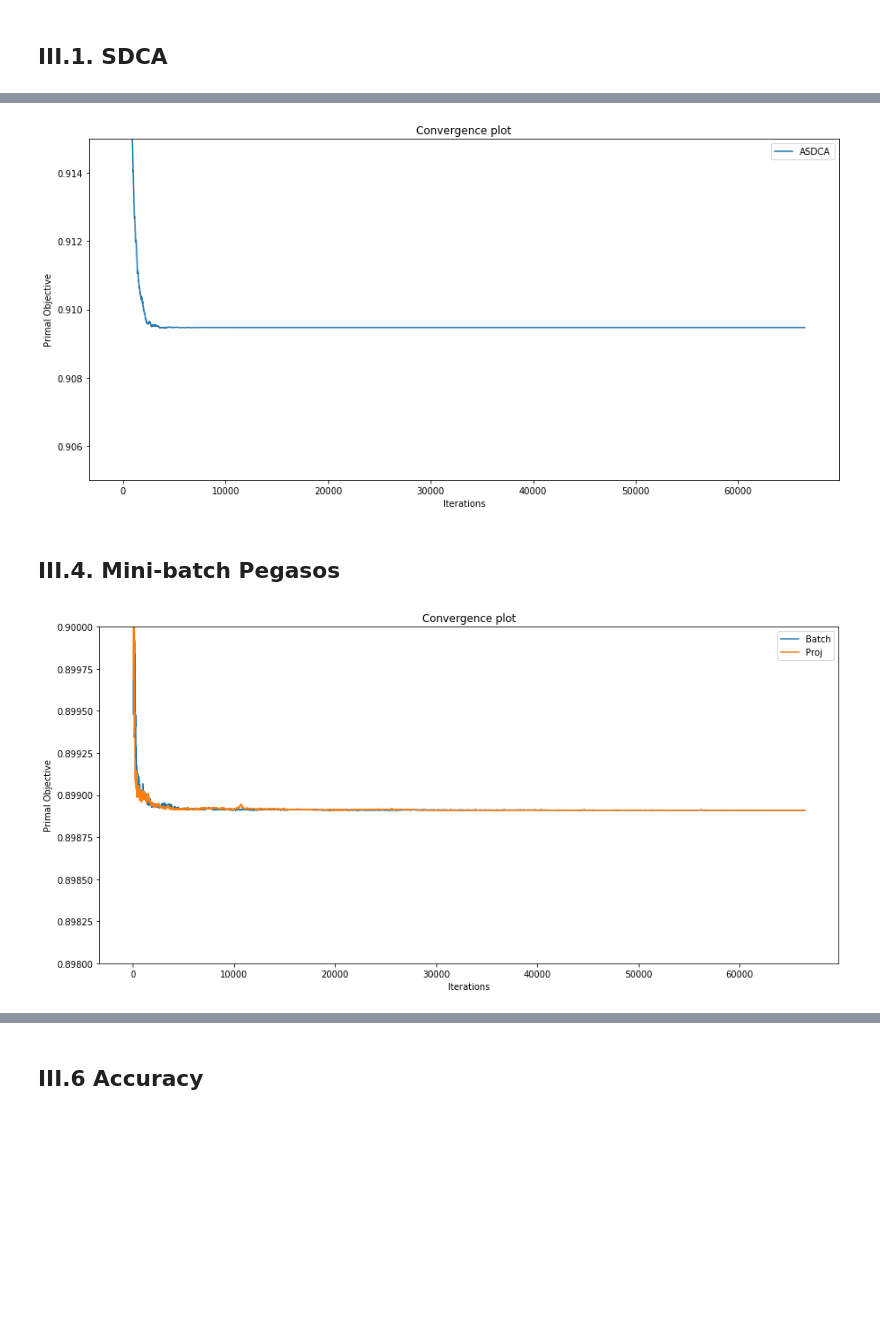
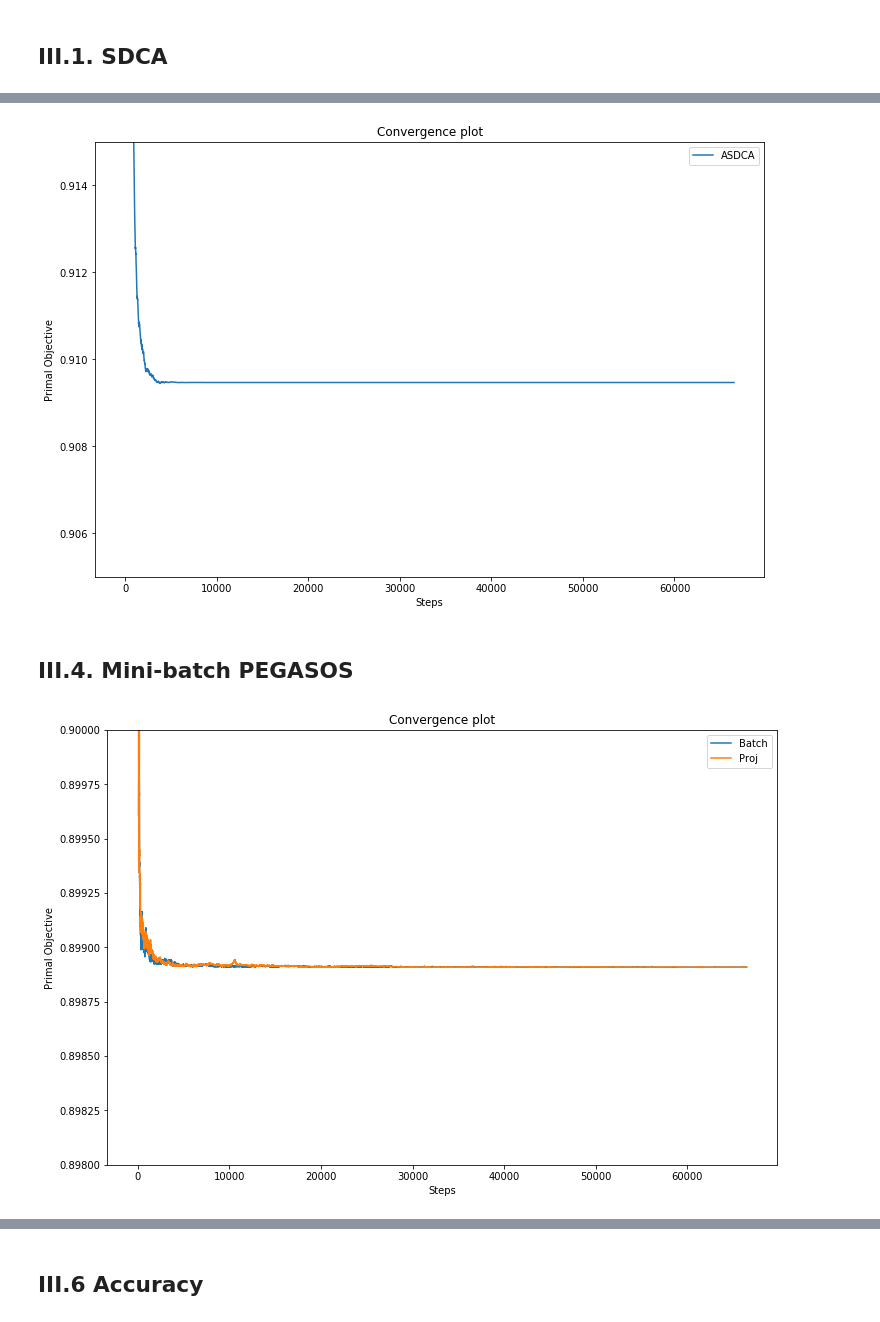
Before and after one commit to zakaryaxali/sdca-credit_fraud, a Jupyter notebook: notebook.ipynb, the cells around one changed output, grey strips where cells are left out. Drawn from its saved outputs; the diff is of its cells as text; code cells hidden in the pictures; blank space fills up the shorter version.

```diff
--- a/notebook.ipynb
+++ b/notebook.ipynb
@@ -206,32 +195,28 @@ def partial_gradient_smooth(w, X, y, q):
 # %%
-def SDCA_SVM_mini_batch(X, y, n_samples, T_0, lambd, batch_size, theta=0.3, nb_epochs=50):
+def asdca_svm(X, y, n_samples, T_0, lambda_, batch_size, theta=0.3, nb_epochs=50):
 
-    # initialization of alpha and w to a vector of zeros
+    # initialization
     alpha = np.zeros(shape = (X.shape[1], n_samples))
     bar_alpha = np.mean(alpha, axis=1)
     w = np.zeros(X.shape[1])
-    # initialization of histories
     w_history = []
     primal_history = []
 
-    # main loop
     for t in range(n_samples * nb_epochs):
-        u = (1 - theta) * w + (theta / lambd) * bar_alpha
-        # pick a random mini-batch (sampling)
+        u = (1 - theta) * w + (theta / lambda_) * bar_alpha
+        # mini-batch sampling
         batch = np.random.choice(np.arange(0, n_samples), batch_size, replace=False)
         alpha_dif = []
-        # compute the update rule for all selected samples
+        # update step
         for q in batch:
             old_alpha_q = alpha[:,q].copy()
             alpha[:,q] = (1 - theta) * alpha[:,q] - theta * partial_gradient_smooth(u, X, y, q)
             alpha_dif.append(alpha[:,q] - old_alpha_q)
-        # applying the update
         bar_alpha = bar_alpha + (1 / n_samples) * sum(alpha_dif, axis=0)
-        w = (1 - theta) * w + (theta / lambd) * bar_alpha
+        w = (1 - theta) * w + (theta / lambda_) * bar_alpha
 
-        # histories updates
         w_history.append(w)
-        primal_history.append(sum_hinge(y, X, w, n_samples) / n_samples + (lambd / 2) * np.linalg.norm(w)**2)
+        primal_history.append(hinge_losses(y, X, w, n_samples) / n_samples + (lambda_ / 2) * np.linalg.norm(w)**2)
 
     return asarray(w_history[T_0:]).mean(axis = 0), w_history, primal_history
 # %% [markdown]
@@ -532,11 +510,14 @@ comparaison_convergence_plot(histories_gen_peg, labels_gen_peg, ylim=[0.898, 0.9
 # %%
-gen_opt_w_sdca_batch_avg, gen_w_hist_sdca_batch_avg, gen_primal_hist_sdca_batch_avg = SDCA_SVM_mini_batch(X_res, y_res, n_samples, T_0=50 * n_samples // 2, lambd=50, batch_size = 8, theta = 0.15)
+#ASDCA
+gen_opt_w_sdca_batch_avg, gen_w_hist_sdca_batch_avg, gen_primal_hist_sdca_batch_avg = asdca_svm(X_res, y_res,
+                                                                                              n_samples, T_0=50 * n_samples // 2,
+                                                                                              lambda_=50, batch_size = 8, theta = 0.15)
 # %%
-histories_gen_sdca_batch = [gen_primal_hist_sdca_batch_avg]
-labels_gen_sdca_batch = ["ASDCA"]
-comparaison_convergence_plot(histories_gen_sdca_batch, labels_gen_sdca_batch, ylim=[0.905, 0.915])
+convergence_plot([gen_primal_hist_sdca_batch_avg],
+                 ["ASDCA"],
+                 ylim=[0.905, 0.915])
 # %% [output]
-[figure, old version]
+[figure, new version]
 # %% [markdown]
-## III.4. Mini-batch Pegasos
+## III.4. Mini-batch PEGASOS
 # %%
@@ -545,7 +532,7 @@ gen_opt_w_peg_batch_avg_proj, gen_w_hist_peg_batch_avg_proj, gen_primal_hist_peg
 # %%
-histories_gen_peg_batch = [gen_primal_hist_peg_batch_avg, gen_primal_hist_peg_batch_avg_proj]
-labels_gen_peg_batch = ["Batch", "Proj"]
-comparaison_convergence_plot(histories_gen_peg_batch, labels_gen_peg_batch, ylim=[0.898, 0.9])
+convergence_plot([gen_primal_hist_peg_batch_avg, gen_primal_hist_peg_batch_avg_proj],
+                ["Batch", "Proj"],
+                ylim=[0.898, 0.9])
 # %% [output]
-[figure, old version]
+[figure, new version]
 # %% [markdown]
```
Also changed, not shown: parts of 53 cells of this notebook.
